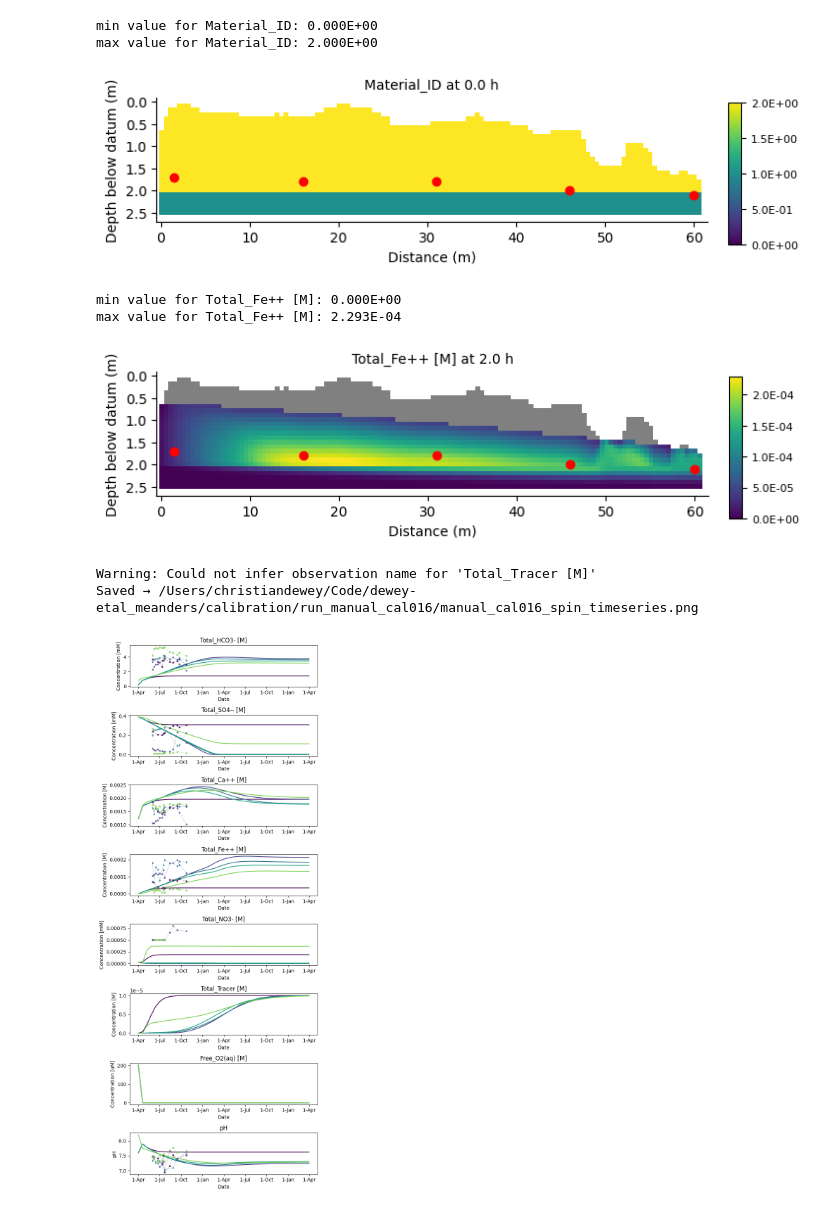
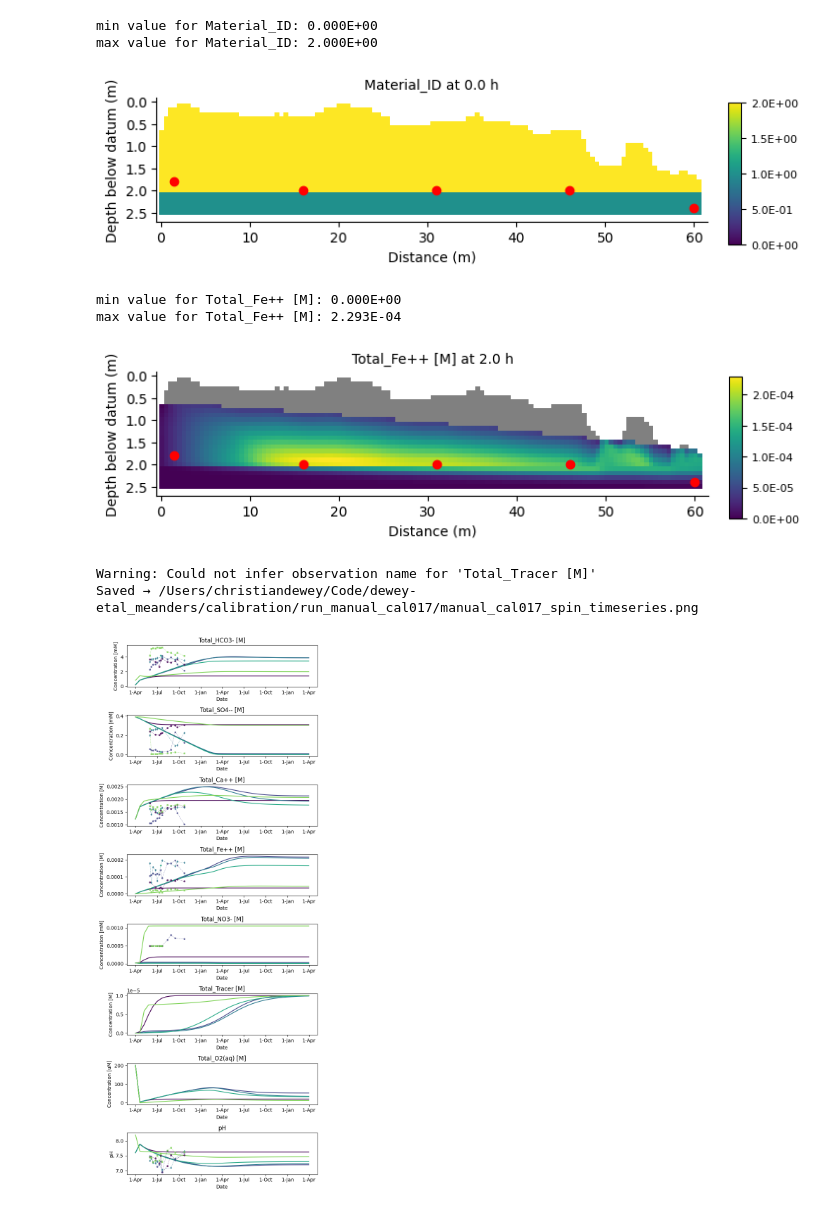
Before and after one commit to deweycw/dewey-etal_meanders, a Jupyter notebook: calibration/check_calibration_results.ipynb, the cells around one changed output. Drawn from its saved outputs; the diff is of its cells as text; code cells hidden in the pictures.

```diff
--- a/calibration/check_calibration_results.ipynb
+++ b/calibration/check_calibration_results.ipynb
@@ -53,8 +53,8 @@ sys.path.insert(0, str(Path.cwd().parent.parent / 'model-output')) # Add model-o
 ##### SET THESE PARAMS
 #####
 
-NOTE="river_transport = dirichlet, aero rmax = 5e-10"
-RUN_ID = 'manual_cal016'
+NOTE="river_transport = dirichlet,  mackinawite"
+RUN_ID = 'manual_cal017'
 
 #####
 #####
@@ -75,7 +75,7 @@ components = [
     'Total_Fe++ [M]',
     'Total_NO3- [M]',
     'Total_Tracer [M]',
-    'Free_O2(aq) [M]',
+    'Total_O2(aq) [M]',
     'pH'
 ]
 # %%
@@ -90,7 +90,7 @@ def get_depths_dists(transect):
     else:
         distances = [1.5, 16, 31, 46, 60.]
         #depths = [1.7,2.0,2.1,2.4,2.5]
-        depths = [1.7,1.8,1.8,2.0,2.1]
+        depths = [1.8,2.0,2.0,2.0,2.4]
 
     return depths, distances
 
@@ -102,37 +102,37 @@ spin_p = PflotranProcessor(h5_path=Path(RUN_PATH,SPIN_FILE),
     distances=distances,
     depths=depths)
 
 spin_p.get_cells()
 
 times = spin_p.times
 depths, distances = get_depths_dists('mcp')
 locs = [(i,d) for i, d in zip(distances,depths)]
 
 spin_p.get_material_ids(locs=locs)
 
 spin_p.plot_at_time(component=components[3],time_t=times[-1],locs=locs,show_unsat=False)
 
 fig, axs = plt.subplots(len(components),1, figsize= (6.5,16))
 startdate = np.datetime64('2019-04-01')
 for component, ax in zip(components, axs):
     spin_p.plot_component_histories(component_name=component,
     startdate=startdate,
     ax=ax,
     chem_obs=chem_obs)
     ax.set_title(component)
 fig.tight_layout()
 fig.savefig(Path(RUN_PATH, f'{RUN_ID}_spin_timeseries.png'), dpi=200, bbox_inches='tight')
 print(f"Saved → {Path(RUN_PATH, f'{RUN_ID}_spin_timeseries.png')}")
 # %% [output]
 min value for Material_ID: 0.000E+00
 max value for Material_ID: 2.000E+00
-[figure, old version]
+[figure, new version]
 min value for Total_Fe++ [M]: 0.000E+00
 max value for Total_Fe++ [M]: 2.293E-04
-[figure, old version]
+[figure, new version]
 Warning: Could not infer observation name for 'Total_Tracer [M]'
-Saved → /Users/christiandewey/Code/dewey-etal_meanders/calibration/run_manual_cal016/manual_cal016_spin_timeseries.png
+Saved → /Users/christiandewey/Code/dewey-etal_meanders/calibration/run_manual_cal017/manual_cal017_spin_timeseries.png
-[figure, old version]
+[figure, new version]
 # %%
 trans_p = PflotranProcessor(h5_path=Path(RUN_PATH,TRANS_FILE),
     meander='MC',
```
Also changed, not shown: parts of 3 cells of this notebook, 39 other files.
